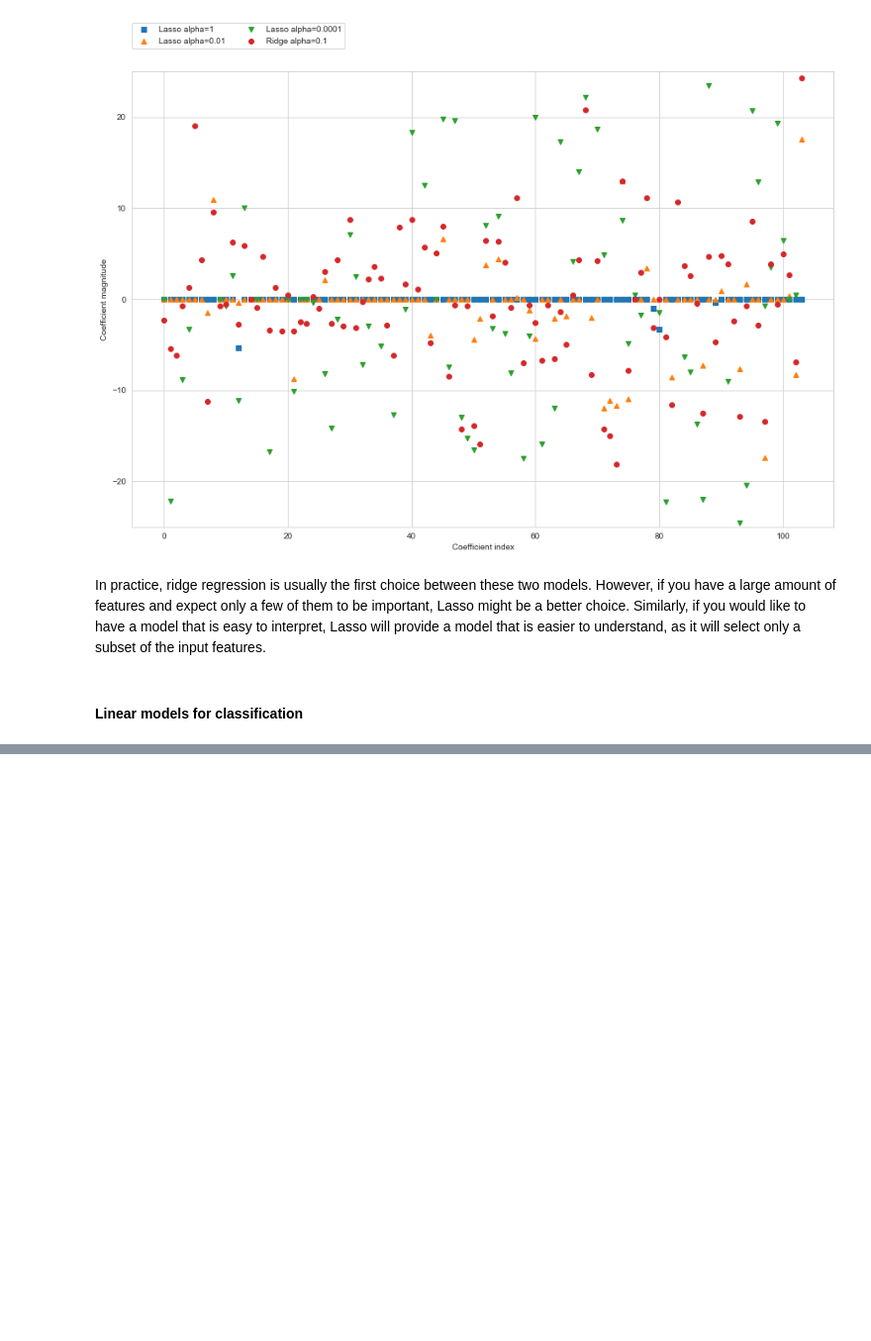
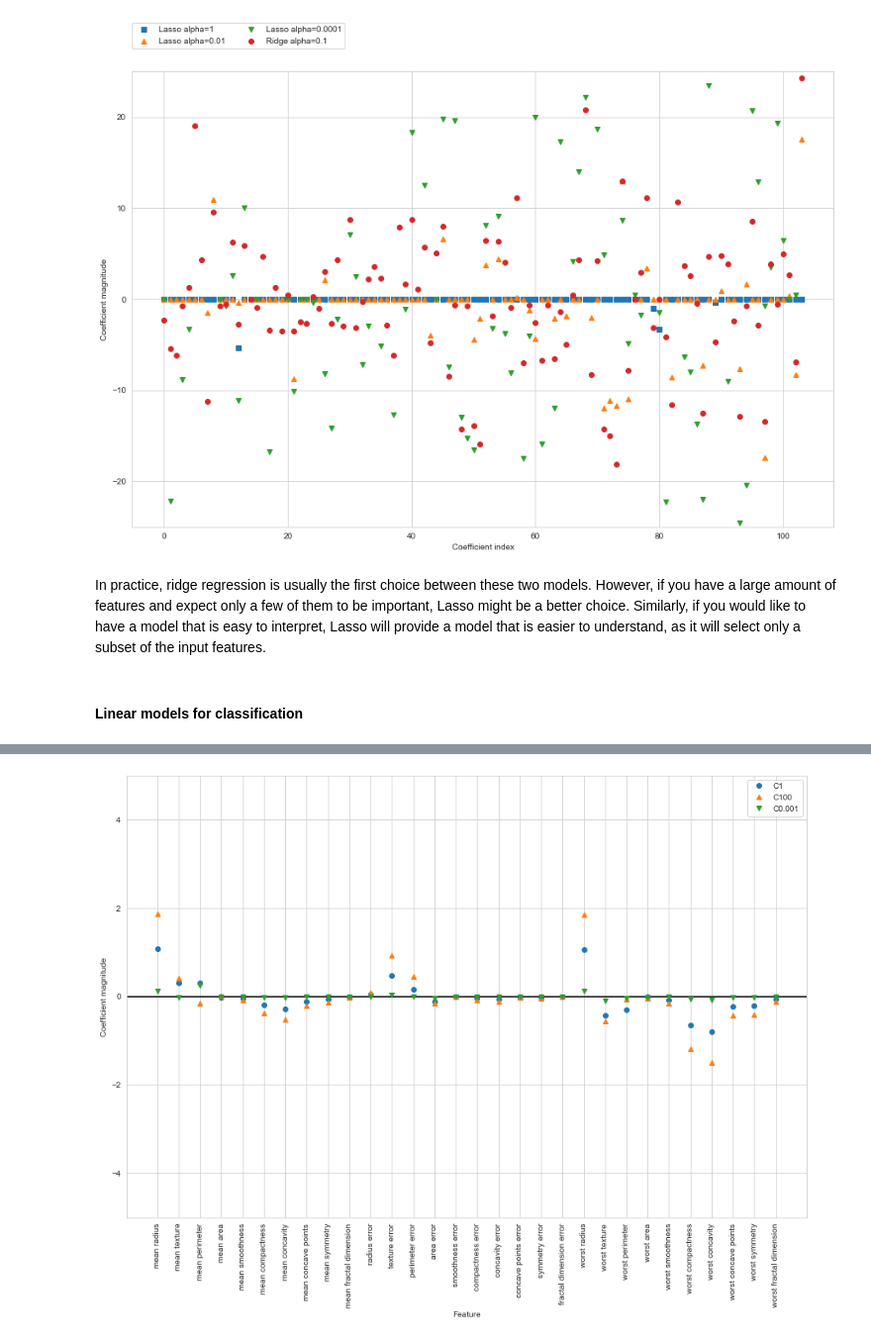
Before and after one commit to codingfinance/Introductio_to_ML_with_Python, a Jupyter notebook: 02-Supervised-Learning.ipynb, the cells around one changed output, grey strips where cells are left out. Shown at 99% size. Drawn from its saved outputs; the diff is of its cells as text; code cells hidden in the pictures; blank space fills up the shorter version.

```diff
--- a/02-Supervised-Learning.ipynb
+++ b/02-Supervised-Learning.ipynb
@@ -630,0 +671,14 @@ In practice, ridge regression is usually the first choice between these two mode
+# %%
+from sklearn.datasets import load_breast_cancer
+cancer = load_breast_cancer()
+
+X_train, X_test, y_train, y_test = train_test_split(cancer['data'],
+                                                    cancer['target'],
+                                                    stratify=cancer['target'],
+                                                    random_state=42)
+
+logreg=LogisticRegression()
+logreg.fit(X_train, y_train)
+
+print(f"Training set score: {logreg.score(X_train,y_train)}")
+print(f"Training set score: {logreg.score(X_test,y_test)}")
@@ -630,0 +697,6 @@ In practice, ridge regression is usually the first choice between these two mode
+# %%
+logreg100 = LogisticRegression(C=100)
+logreg100.fit(X_train, y_train)
+
+print(f"Training set score: {logreg100.score(X_train,y_train)}")
+print(f"Training set score: {logreg100.score(X_test,y_test)}")
@@ -630,0 +713,6 @@ In practice, ridge regression is usually the first choice between these two mode
+# %%
+logreg001 = LogisticRegression(C=0.01)
+logreg001.fit(X_train, y_train)
+
+print(f"Training set score: {logreg001.score(X_train,y_train)}")
+print(f"Training set score: {logreg001.score(X_test,y_test)}")
@@ -630,0 +729,15 @@ In practice, ridge regression is usually the first choice between these two mode
+# %%
+plt.figure(figsize=(15,10))
+plt.plot(logreg.coef_.T, 'o', label = 'C1')
+plt.plot(logreg100.coef_.T, '^', label = 'C100')
+plt.plot(logreg001.coef_.T, 'v', label = 'C0.001')
+plt.xticks(range(cancer.data.shape[1]), cancer.feature_names, rotation=90)
+xlims = plt.xlim()
+plt.hlines(0, xlims[0], xlims[1])
+plt.xlim(xlims)
+plt.ylim(-5, 5)
+plt.xlabel("Feature")
+plt.ylabel("Coefficient magnitude")
+plt.legend();
+# %% [output]
+[figure, added]
```
Also changed, not shown: parts of 27 cells of this notebook.
